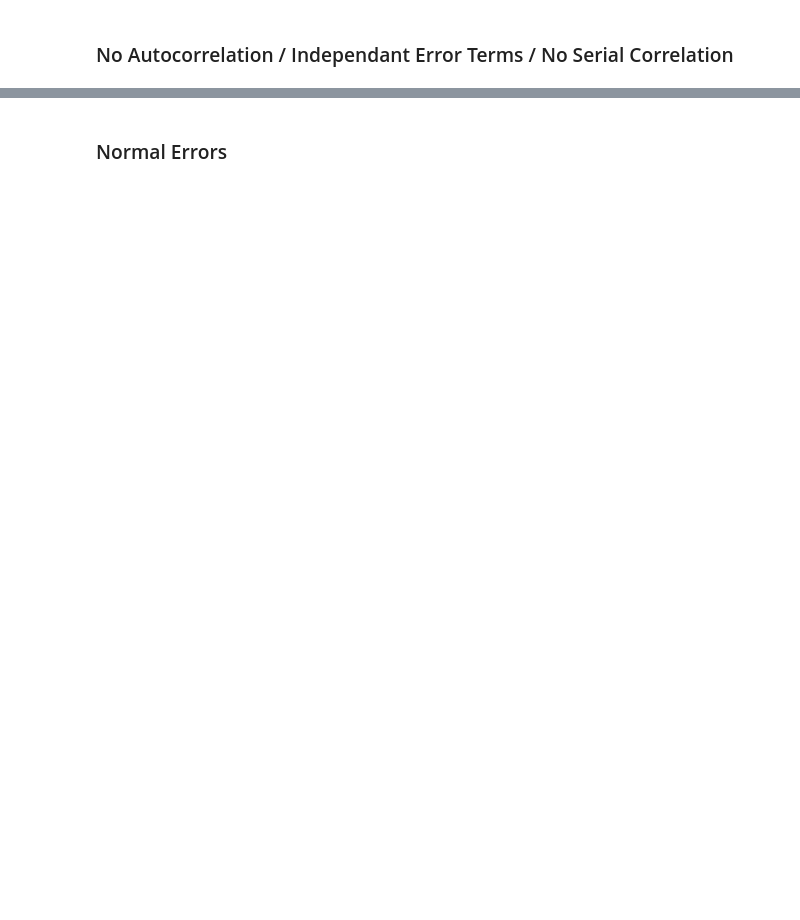
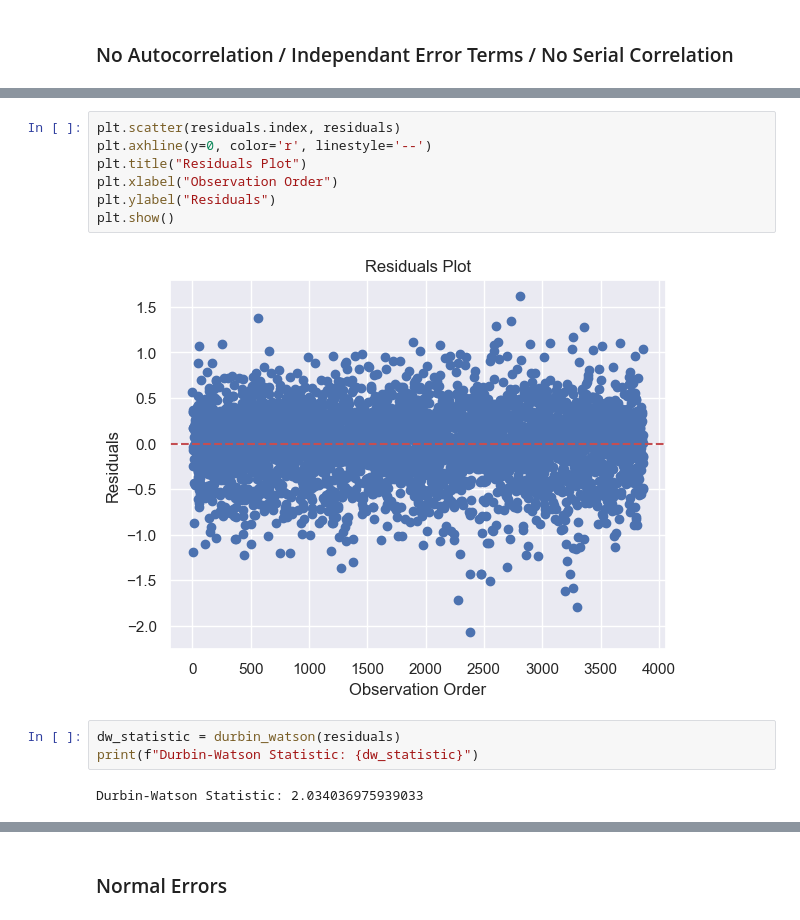
Before and after one commit to aldanajd/Data_Scientist, a Jupyter notebook: Machine Learning/Regression/Cars_price_estimator/Car_price_estimator.ipynb, the cells around one changed output, grey strips where cells are left out. Saved outputs shown, nothing was run; the diff lists cells and outputs as text; blank space fills up the shorter version.

```diff
--- a/Machine Learning/Regression/Cars_price_estimator/Car_price_estimator.ipynb
+++ b/Machine Learning/Regression/Cars_price_estimator/Car_price_estimator.ipynb
@@ -367,0 +383,14 @@ plt.clf()
+# %%
+plt.scatter(residuals.index, residuals)
+plt.axhline(y=0, color='r', linestyle='--')
+plt.title("Residuals Plot")
+plt.xlabel("Observation Order")
+plt.ylabel("Residuals")
+plt.show()
+# %% [output]
+[figure, added]
+# %%
+dw_statistic = durbin_watson(residuals)
+print(f"Durbin-Watson Statistic: {dw_statistic}")
+# %% [output]
+Durbin-Watson Statistic: 2.034036975939033
```
Also changed, not shown: parts of 25 cells of this notebook.
